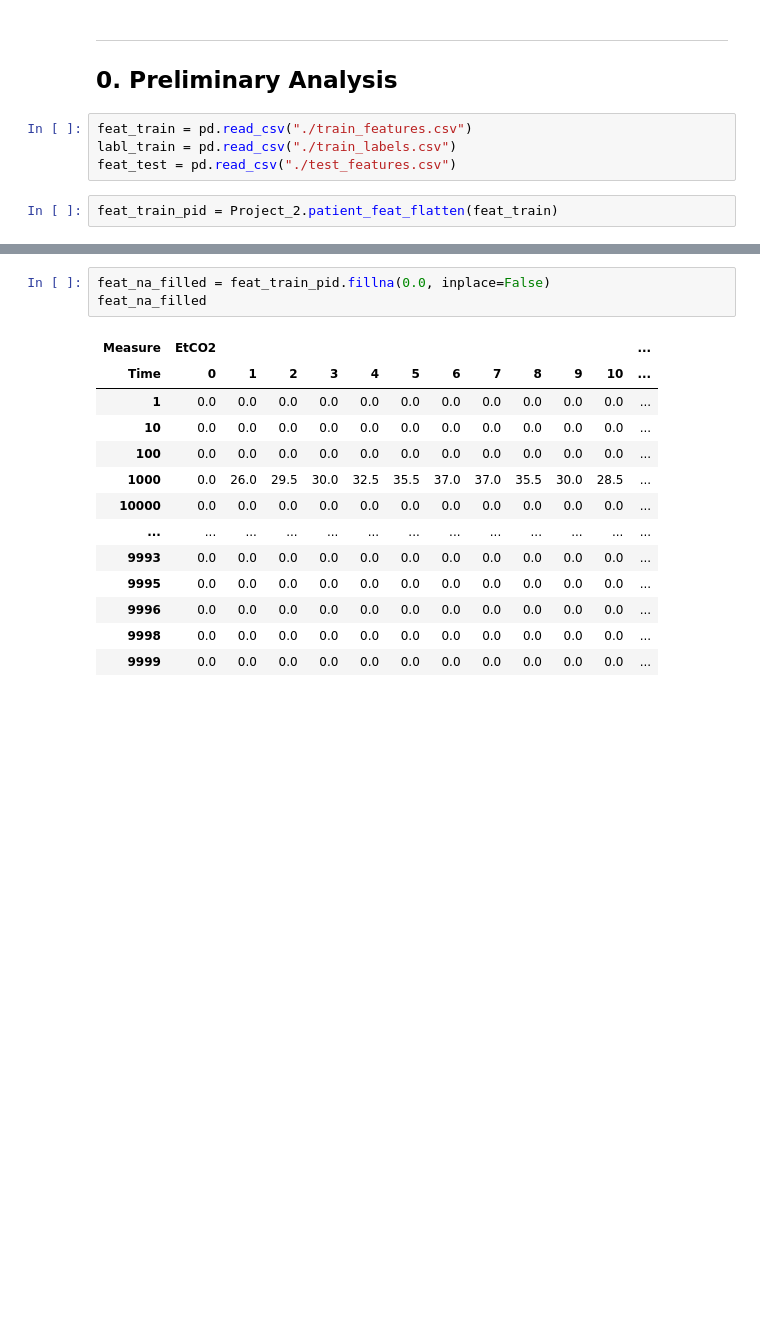
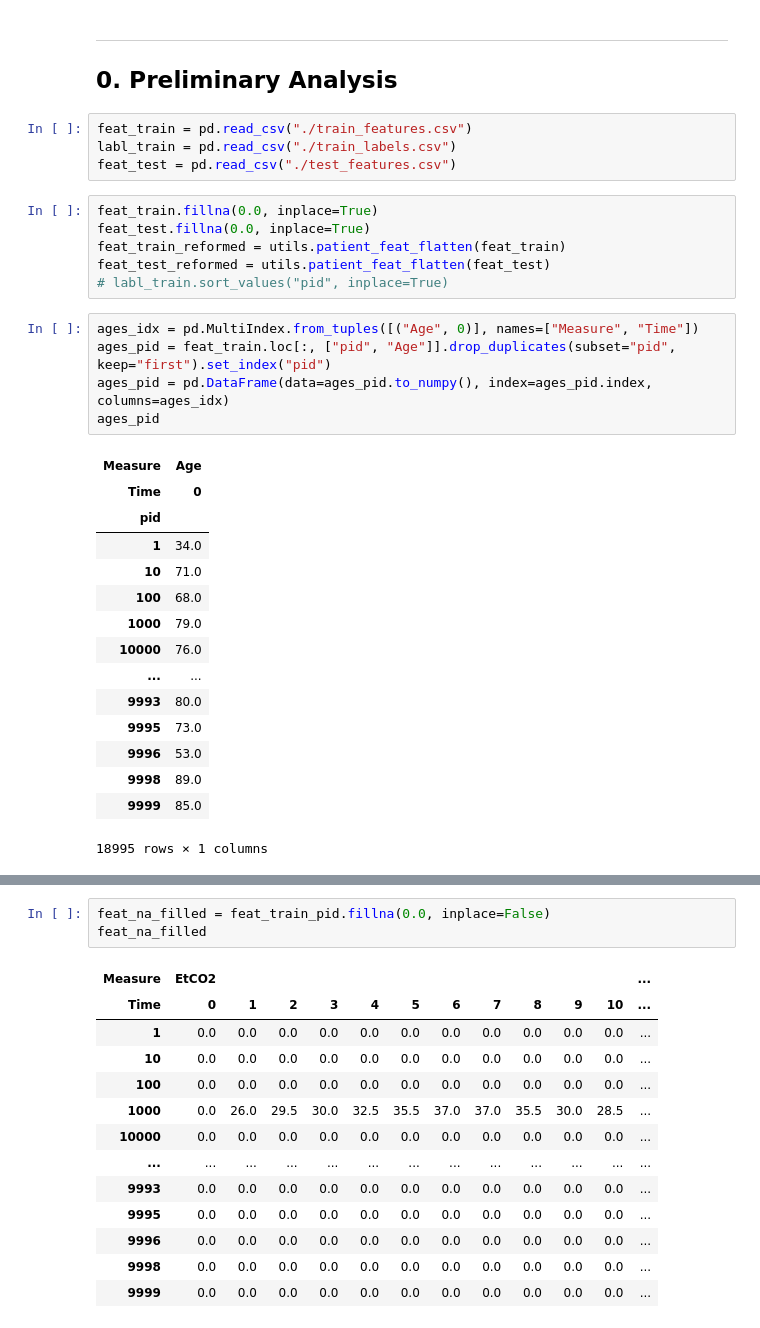
Before and after one commit to GentleMin/ML-Shoppingnow, a Jupyter notebook: Project2/JTM/Task2.ipynb, the cells around one changed output, grey strips where cells are left out. Saved outputs shown, nothing was run; the diff lists cells and outputs as text; blank space fills up the shorter version.

```diff
--- a/Project2/JTM/Task2.ipynb
+++ b/Project2/JTM/Task2.ipynb
@@ -19,4 +22,29 @@ feat_train = pd.read_csv("./train_features.csv")
 labl_train = pd.read_csv("./train_labels.csv")
 feat_test = pd.read_csv("./test_features.csv")
 # %%
-feat_train_pid = Project_2.patient_feat_flatten(feat_train)
+feat_train.fillna(0.0, inplace=True)
+feat_test.fillna(0.0, inplace=True)
+feat_train_reformed = utils.patient_feat_flatten(feat_train)
+feat_test_reformed = utils.patient_feat_flatten(feat_test)
+# labl_train.sort_values("pid", inplace=True)
+# %%
+ages_idx = pd.MultiIndex.from_tuples([("Age", 0)], names=["Measure", "Time"])
+ages_pid = feat_train.loc[:, ["pid", "Age"]].drop_duplicates(subset="pid", keep="first").set_index("pid")
+ages_pid = pd.DataFrame(data=ages_pid.to_numpy(), index=ages_pid.index, columns=ages_idx)
+ages_pid
+# %% [output]
+| Measure | Age |
+| Time | 0 |
+| pid |  |
+| 1 | 34.0 |
+| 10 | 71.0 |
+| 100 | 68.0 |
+| 1000 | 79.0 |
+| 10000 | 76.0 |
+| ... | ... |
+| 9993 | 80.0 |
+| 9995 | 73.0 |
+| 9996 | 53.0 |
+| 9998 | 89.0 |
+| 9999 | 85.0 |
+18995 rows × 1 columns
```
Also changed, not shown: parts of 2 cells of this notebook, 6 other files.
